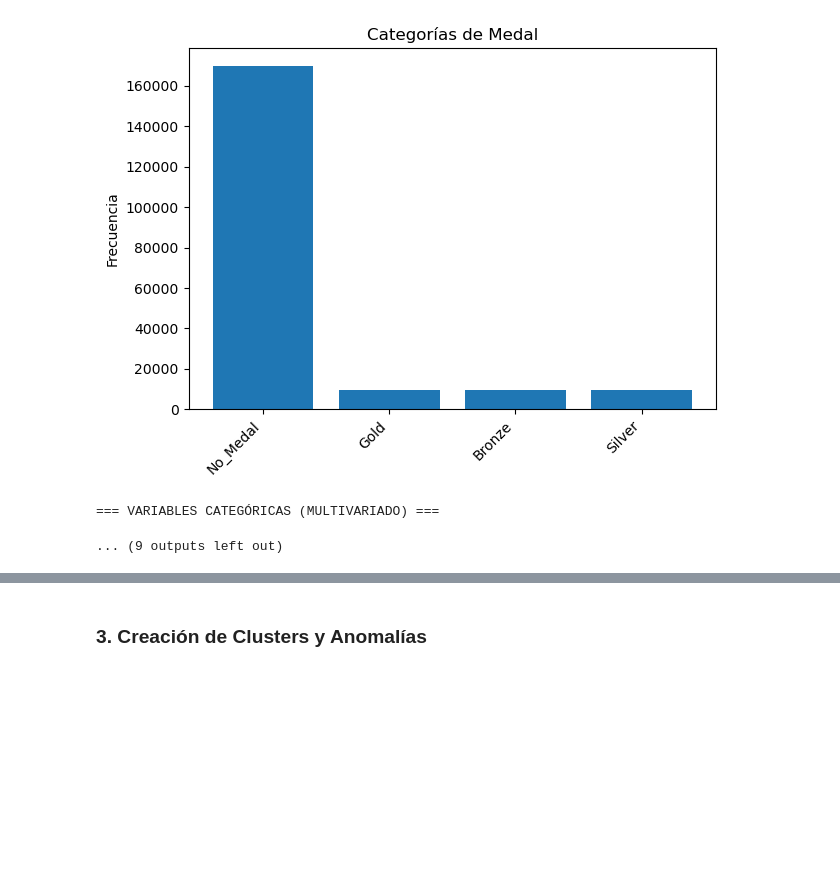
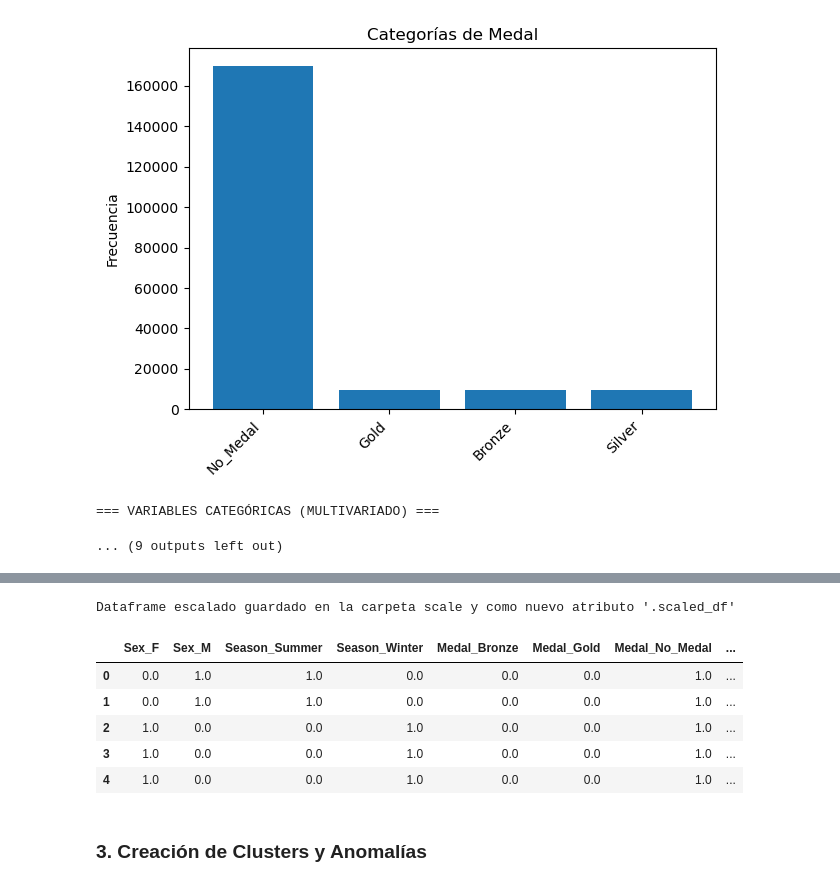
Before and after one commit to mgzotero/MDS7202, a Jupyter notebook: Proyectos/Proyecto 1/proyecto1.ipynb, the cells around one changed output, grey strips where cells are left out. Saved outputs shown, nothing was run; the diff lists cells and outputs as text; code cells hidden in the pictures; blank space fills up the shorter version.

```diff
--- a/Proyectos/Proyecto 1/proyecto1.ipynb
+++ b/Proyectos/Proyecto 1/proyecto1.ipynb
@@ -1119,2 +1144,22 @@ pf.plot_vars(
+# %%
+cols = ["Sex", "Season", "Medal", "Year", "Age", "Height", "Weight"]  # columnas a escalar
+
+pf.scale(
+    columns=cols,  # columnas a escalar
+    num_func_transformer=np.log,  # función de transformación de las variables numéricas
+    num_scaler=MinMaxScaler(),  # scaler de las variables numéricas
+    cat_encoder=OneHotEncoder(handle_unknown="ignore"),  # encoder de las variables categóricas
+)
+# %% [output]
+Dataframe escalado guardado en la carpeta scale y como nuevo atributo '.scaled_df'
+# %%
+pf.scaled_df.head()
+# %% [output]
+|  | Sex_F | Sex_M | Season_Summer | Season_Winter | Medal_Bronze | Medal_Gold | Medal_No_Medal | ... |
+| 0 | 0.0 | 1.0 | 1.0 | 0.0 | 0.0 | 0.0 | 1.0 | ... |
+| 1 | 0.0 | 1.0 | 1.0 | 0.0 | 0.0 | 0.0 | 1.0 | ... |
+| 2 | 1.0 | 0.0 | 0.0 | 1.0 | 0.0 | 0.0 | 1.0 | ... |
+| 3 | 1.0 | 0.0 | 0.0 | 1.0 | 0.0 | 0.0 | 1.0 | ... |
+| 4 | 1.0 | 0.0 | 0.0 | 1.0 | 0.0 | 0.0 | 1.0 | ... |
 # %% [markdown]
 ### 3. Creación de Clusters y Anomalías
```
Also changed, not shown: parts of 25 cells of this notebook, 46 other files.
